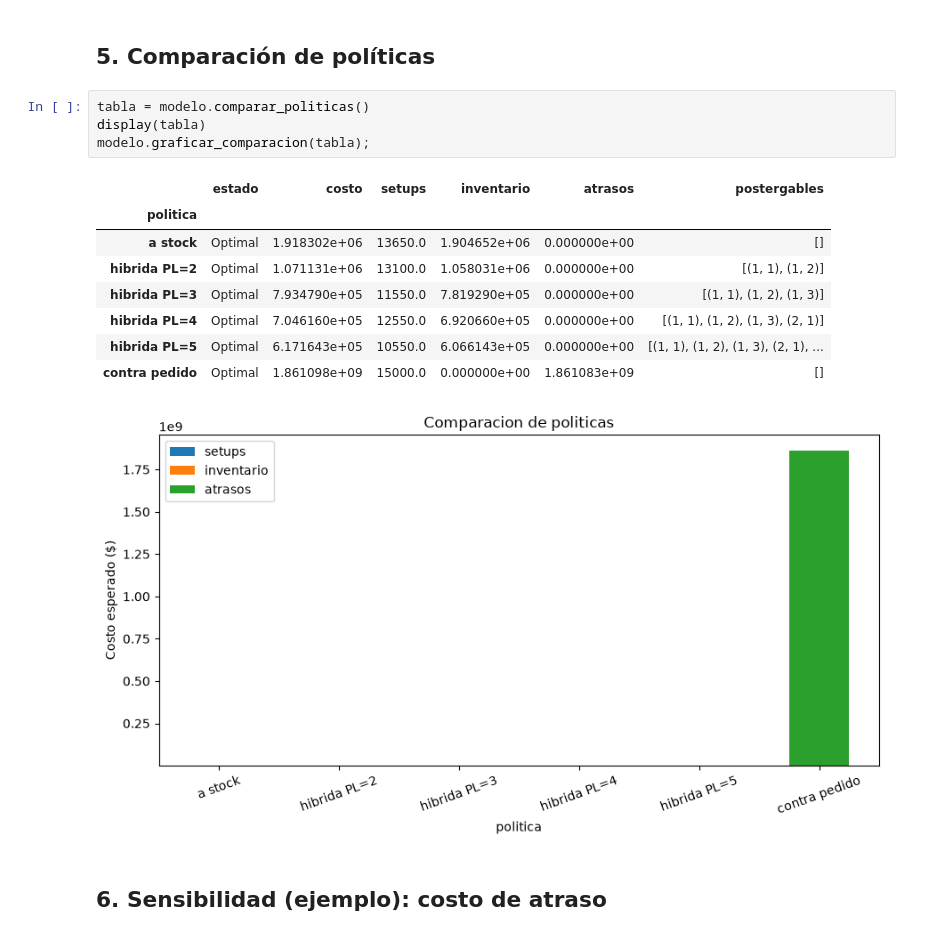
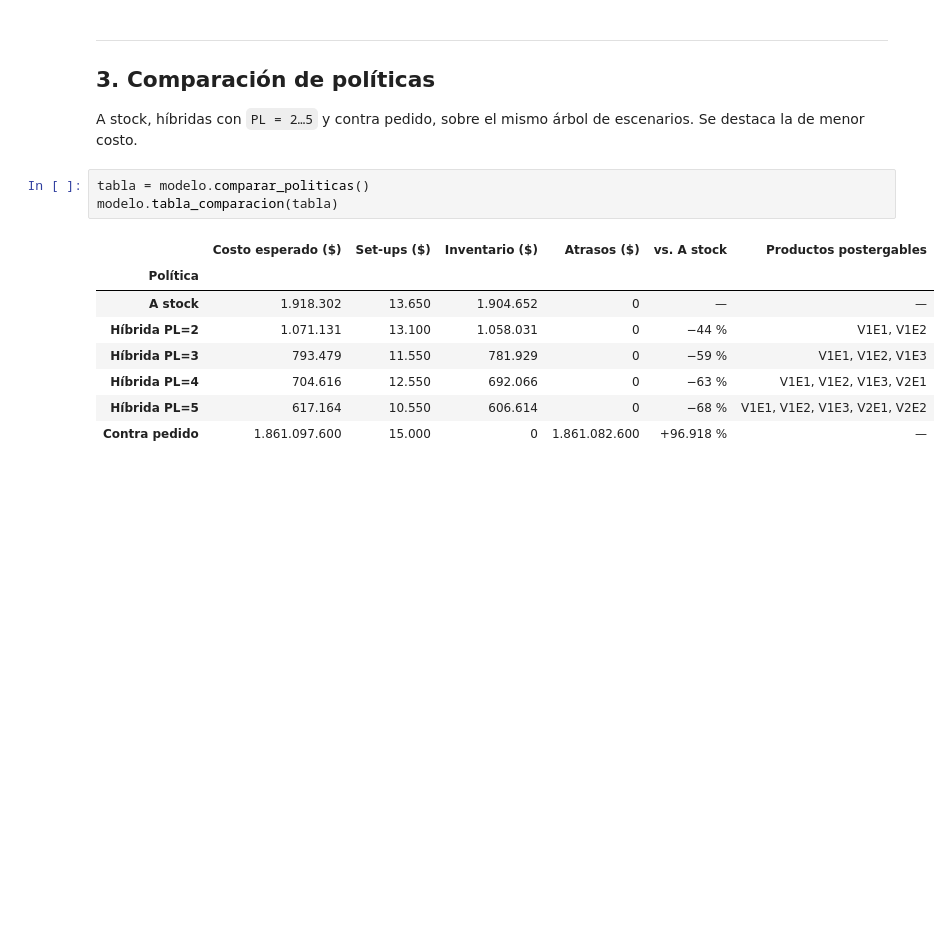
Before and after one commit to vcontreras2/proyecto_capstone, a Jupyter notebook: visualizacion.ipynb, the cells around one changed output. Saved outputs shown, nothing was run; the diff lists cells and outputs as text; blank space fills up the shorter version.

Commit message:
fix modelo y visualización

```diff
--- a/visualizacion.ipynb
+++ b/visualizacion.ipynb
@@ -145,18 +124,16 @@ res['vinos'].round(1)
-# %% [markdown]
-## 5. Comparación de políticas
+# %% [markdown]
+---
+## 3. Comparación de políticas
+A stock, híbridas con `PL = 2…5` y contra pedido, sobre el mismo árbol de escenarios. Se destaca la de menor costo.
 # %%
 tabla = modelo.comparar_politicas()
-display(tabla)
-modelo.graficar_comparacion(tabla);
+modelo.tabla_comparacion(tabla)
 # %% [output]
-|  | estado | costo | setups | inventario | atrasos | postergables |
-| politica |  |  |  |  |  |  |
-| a stock | Optimal | 1.918302e+06 | 13650.0 | 1.904652e+06 | 0.000000e+00 | [] |
-| hibrida PL=2 | Optimal | 1.071131e+06 | 13100.0 | 1.058031e+06 | 0.000000e+00 | [(1, 1), (1, 2)] |
-| hibrida PL=3 | Optimal | 7.934790e+05 | 11550.0 | 7.819290e+05 | 0.000000e+00 | [(1, 1), (1, 2), (1, 3)] |
-| hibrida PL=4 | Optimal | 7.046160e+05 | 12550.0 | 6.920660e+05 | 0.000000e+00 | [(1, 1), (1, 2), (1, 3), (2, 1)] |
-| hibrida PL=5 | Optimal | 6.171643e+05 | 10550.0 | 6.066143e+05 | 0.000000e+00 | [(1, 1), (1, 2), (1, 3), (2, 1), ... |
-| contra pedido | Optimal | 1.861098e+09 | 15000.0 | 0.000000e+00 | 1.861083e+09 | [] |
+|  | Costo esperado ($) | Set-ups ($) | Inventario ($) | Atrasos ($) | vs. A stock | Productos postergables |
+| Política |  |  |  |  |  |  |
+| A stock | 1.918.302 | 13.650 | 1.904.652 | 0 | — | — |
+| Híbrida PL=2 | 1.071.131 | 13.100 | 1.058.031 | 0 | −44 % | V1E1, V1E2 |
+| Híbrida PL=3 | 793.479 | 11.550 | 781.929 | 0 | −59 % | V1E1, V1E2, V1E3 |
+| Híbrida PL=4 | 704.616 | 12.550 | 692.066 | 0 | −63 % | V1E1, V1E2, V1E3, V2E1 |
+| Híbrida PL=5 | 617.164 | 10.550 | 606.614 | 0 | −68 % | V1E1, V1E2, V1E3, V2E1, V2E2 |
+| Contra pedido | 1.861.097.600 | 15.000 | 0 | 1.861.082.600 | +96.918 % | — |
-[figure, removed]
-# %% [markdown]
-## 6. Sensibilidad (ejemplo): costo de atraso
```
Also changed, not shown: parts of 30 cells of this notebook, 2 other files.
